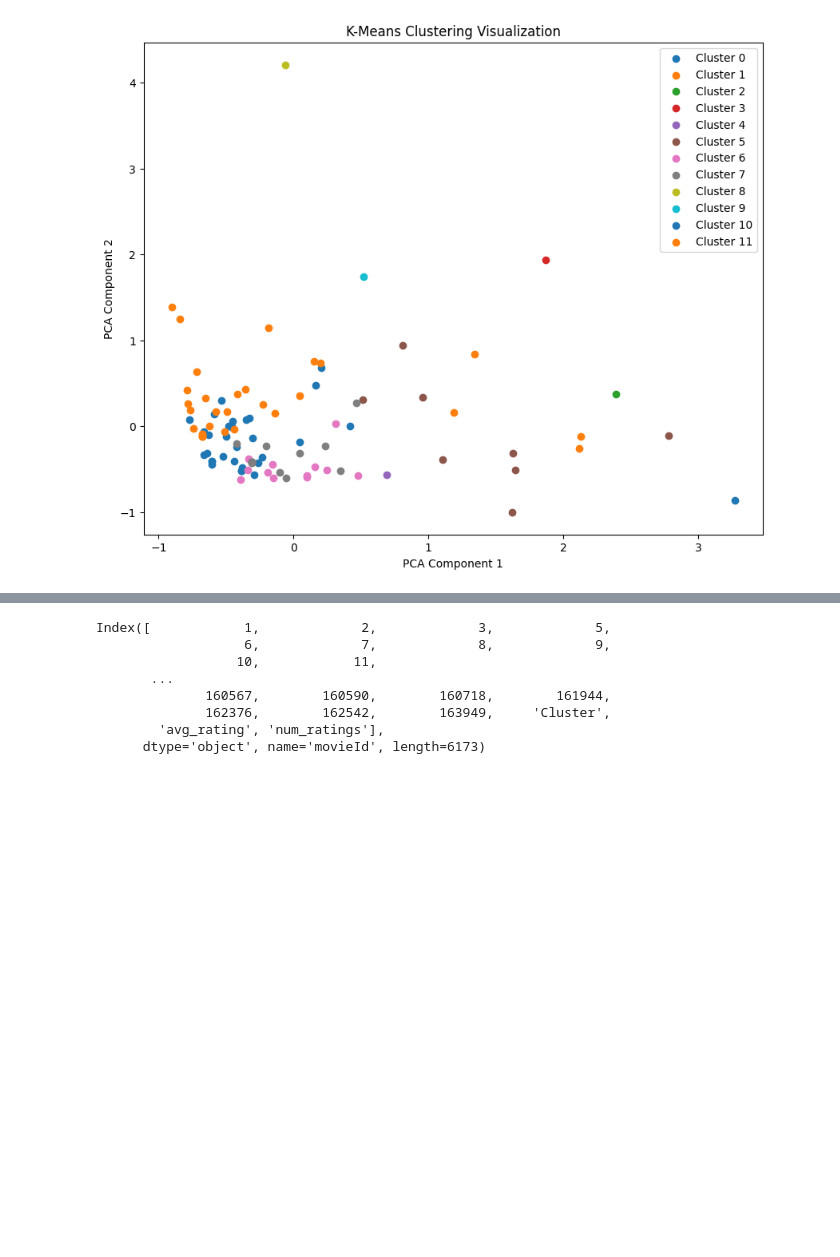
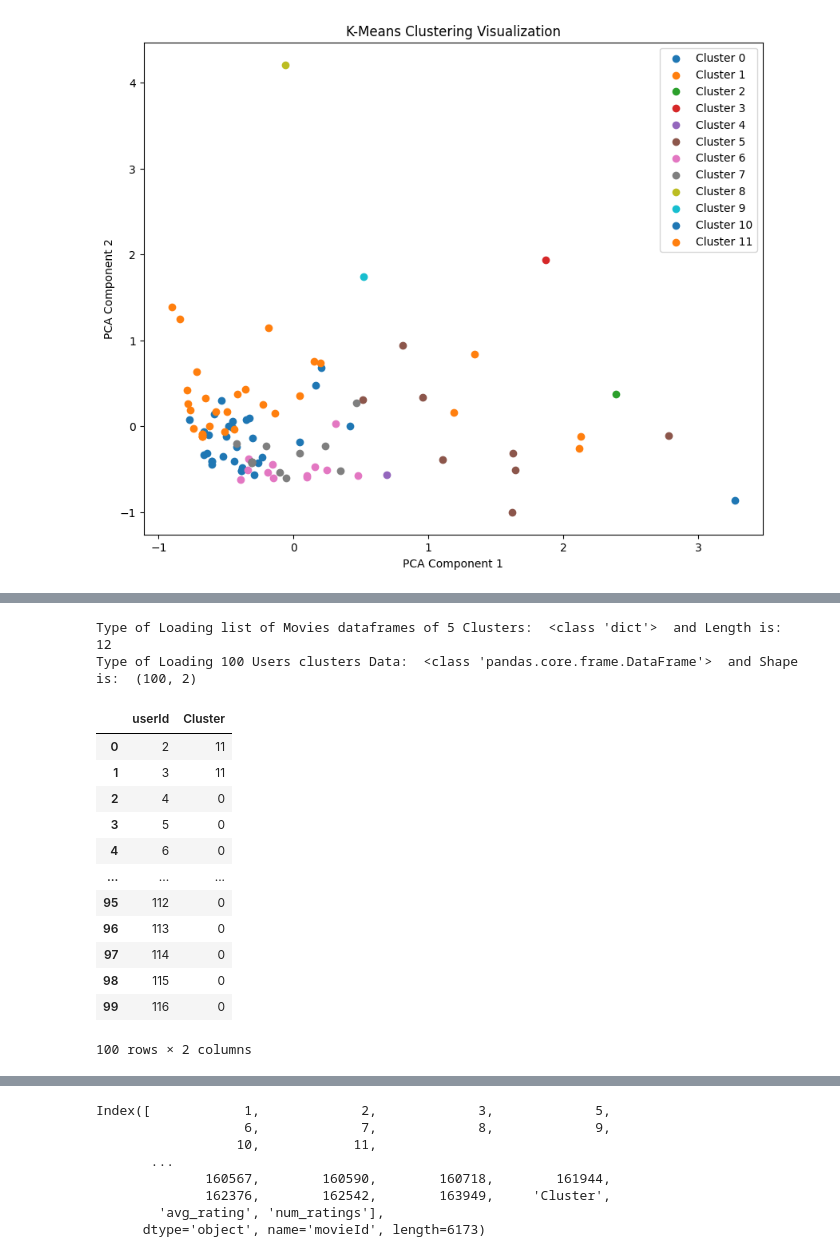
Before and after one commit to AnnieYurongHuang/bound, a Jupyter notebook: main.ipynb, the cells around one changed output, grey strips where cells are left out. Saved outputs shown, nothing was run; the diff lists cells and outputs as text; code cells hidden in the pictures; blank space fills up the shorter version.

```diff
--- a/main.ipynb
+++ b/main.ipynb
@@ -202,0 +285,21 @@ KeyError: 'Cluster'
+# %%
+load_movies_list, load_users_clusters = saveLoadFiles.loadClusterMoviesDataset(), saveLoadFiles.loadUsersClusters()
+print('Type of Loading list of Movies dataframes of 5 Clusters: ', type(load_movies_list), ' and Length is: ', len(load_movies_list))
+print('Type of Loading 100 Users clusters Data: ', type(load_users_clusters), ' and Shape is: ', load_users_clusters.shape)
+load_users_clusters
+# %% [output]
+Type of Loading list of Movies dataframes of 5 Clusters:  <class 'dict'>  and Length is:  12
+Type of Loading 100 Users clusters Data:  <class 'pandas.core.frame.DataFrame'>  and Shape is:  (100, 2)
+|  | userId | Cluster |
+| 0 | 2 | 11 |
+| 1 | 3 | 11 |
+| 2 | 4 | 0 |
+| 3 | 5 | 0 |
+| 4 | 6 | 0 |
+| ... | ... | ... |
+| 95 | 112 | 0 |
+| 96 | 113 | 0 |
+| 97 | 114 | 0 |
+| 98 | 115 | 0 |
+| 99 | 116 | 0 |
+100 rows × 2 columns
```
Also changed, not shown: parts of 11 cells of this notebook.
